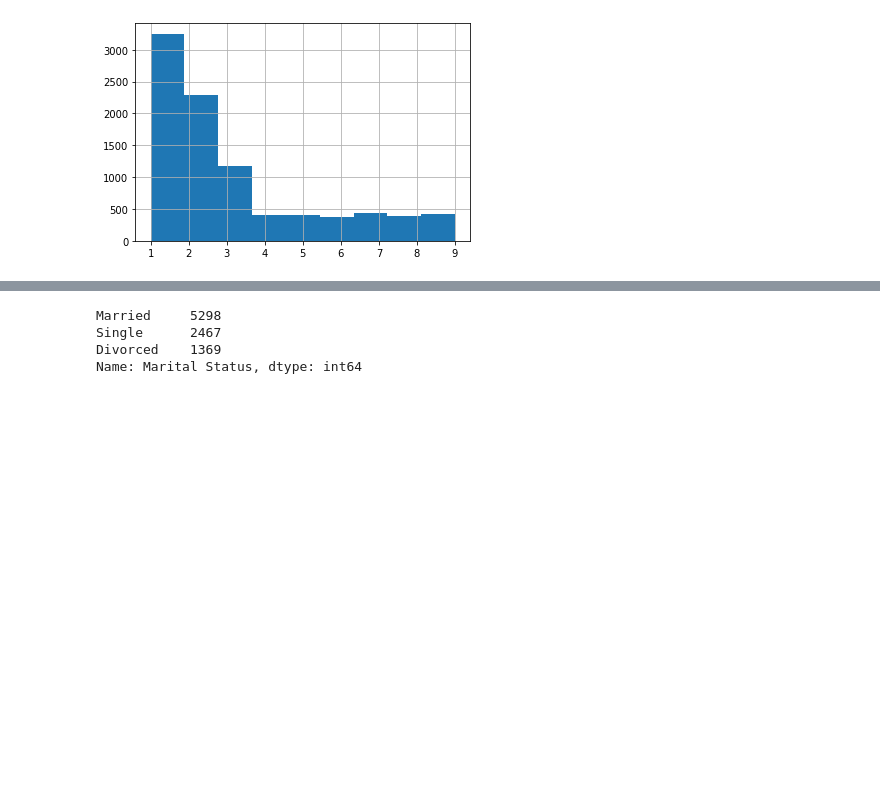
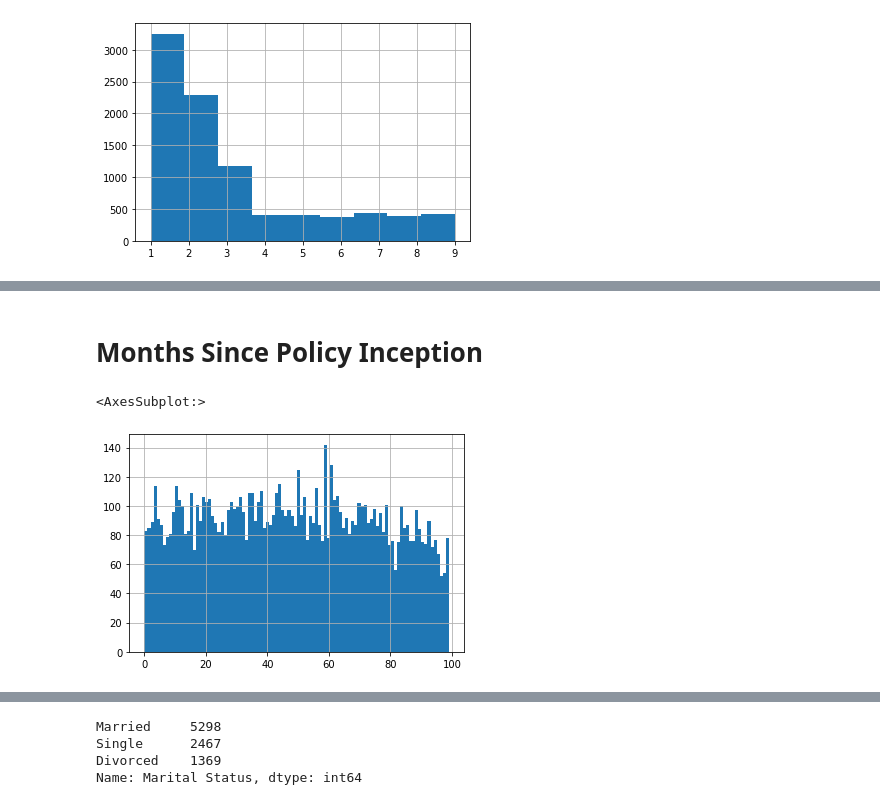
Before and after one commit to klapidus/otus_ml_classical_methods, a Jupyter notebook: HA_3.ipynb, the cells around one changed output, grey strips where cells are left out. Saved outputs shown, nothing was run; the diff lists cells and outputs as text; code cells hidden in the pictures; blank space fills up the shorter version.

```diff
--- a/HA_3.ipynb
+++ b/HA_3.ipynb
@@ -150,0 +217,7 @@ df['Number of Policies'].hist(bins=9)
+# %% [markdown]
+# Months Since Policy Inception
+# %%
+df['Months Since Policy Inception'].hist(bins=100)
+# %% [output]
+<AxesSubplot:>
+[figure, added]
```
Also changed, not shown: parts of 73 cells of this notebook.
